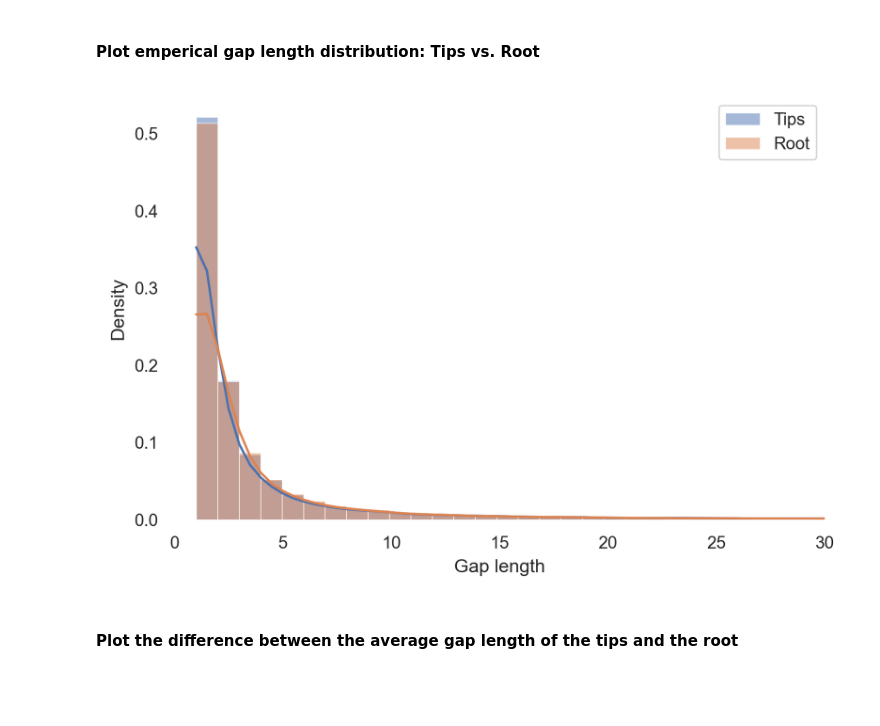
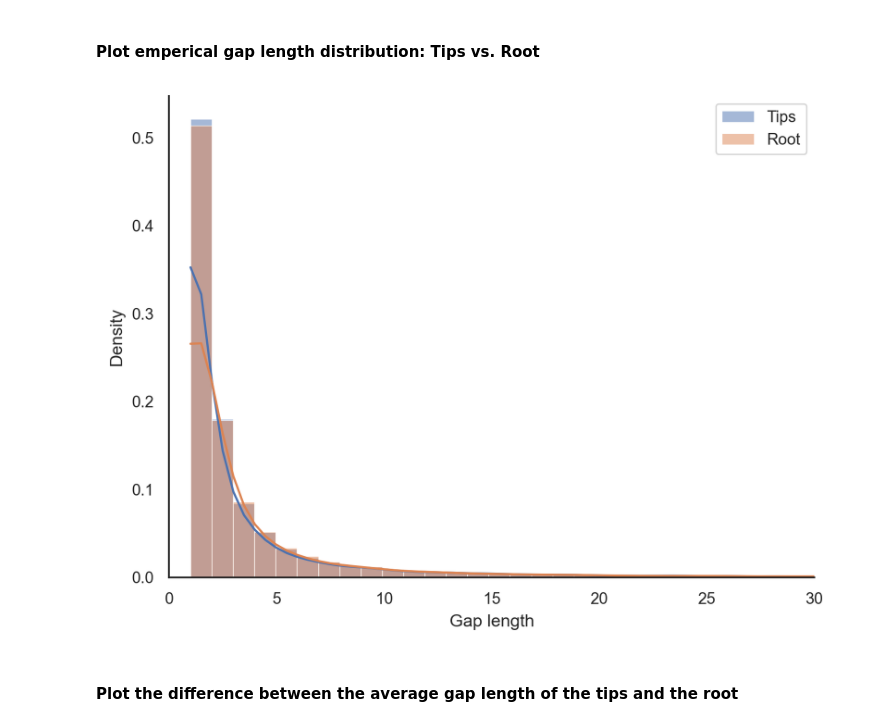
Before and after one commit to acg-team/Single-character-indel-ASR-preserves-long-indels, a Jupyter notebook: simulation_02_dynamic_of_gaps.ipynb, the cells around one changed output. Cells and saved outputs as stored; diff of their text form; code cells hidden in the pictures; blank space fills up the shorter version.

```diff
--- a/simulation_02_dynamic_of_gaps.ipynb
+++ b/simulation_02_dynamic_of_gaps.ipynb
@@ -132,26 +133,25 @@ plt.show(ax)
 # %%
 # Reading the dataframe
 df_taxa_gap_len = pd.read_json('./02_dynamic_taxa_gap_length.json')
 df_root_gap_len = pd.read_json('./02_dynamic_root_gap_length.json')
 
 # df_taxa_gap_len.head()
 
 threshold=100
 filtered_df_taxa = df_taxa_gap_len[df_taxa_gap_len['Gap length'] <= threshold]
 filtered_df_root = df_root_gap_len[df_root_gap_len['Gap length'] <= threshold]
 
 fig = sns.histplot( data=filtered_df_taxa, x='Gap length', bins=100, kde=True, stat='density',alpha=0.5, color=color_1, label="Tips" )
 fig = sns.histplot( data=filtered_df_root, x='Gap length', bins=100, kde=True, stat='density',alpha=0.5, color=color_2, label="Root" )
 
-fig.set_frame_on(False)
 
 fig.set(ylabel='Density', xlabel='Gap length')# title='Plot of the Emperical Gap Length Distributions on Simulated Data: Tips vs. Root')
 fig.set_xlim(0, 30)
-
+sns.despine()
 plt.legend()
 plt.show()
 # %% [output]
-[figure, old version]
+[figure, new version]
 # %% [markdown]
 #### Plot the difference between the average gap length of the tips and the root
 # %% [markdown]
```
Also changed, not shown: parts of 3 cells of this notebook, 3 other files.
